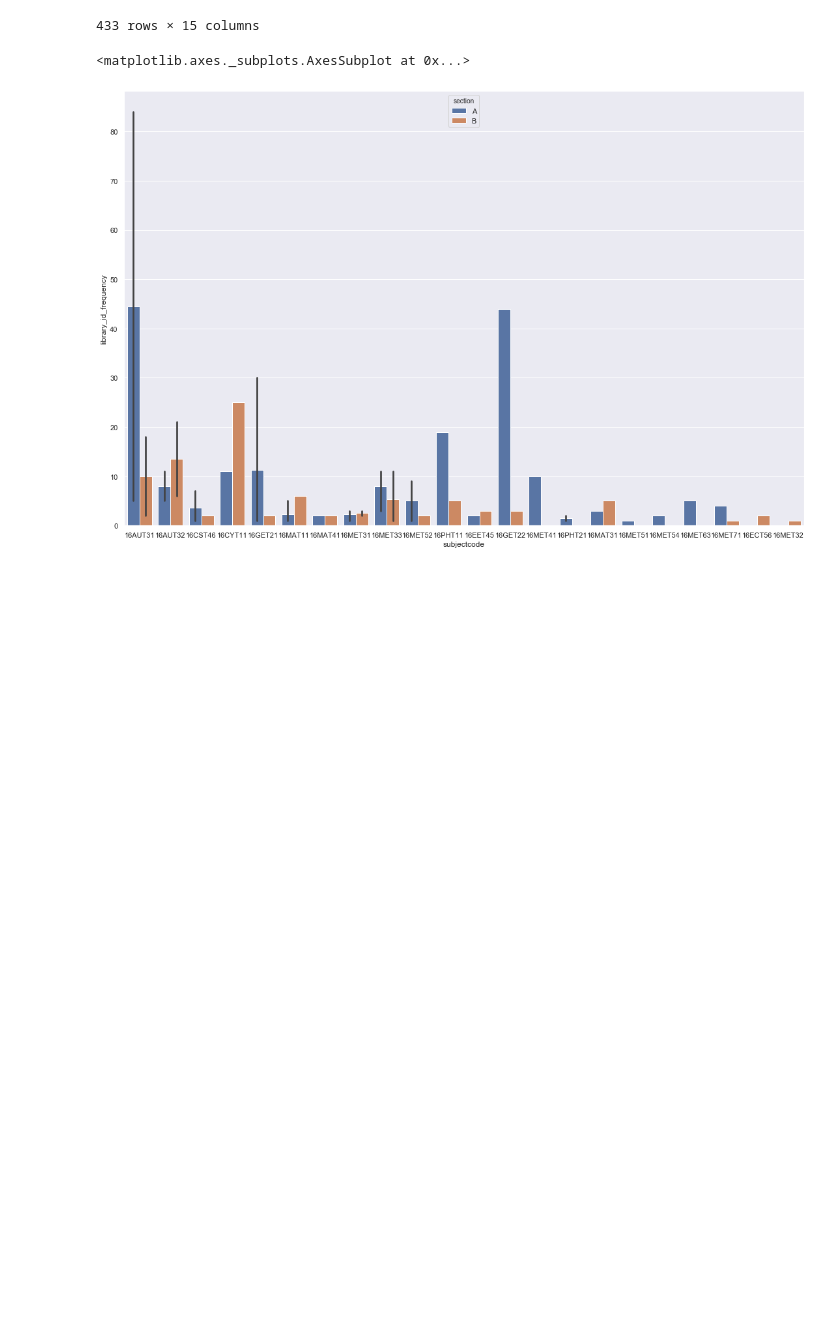
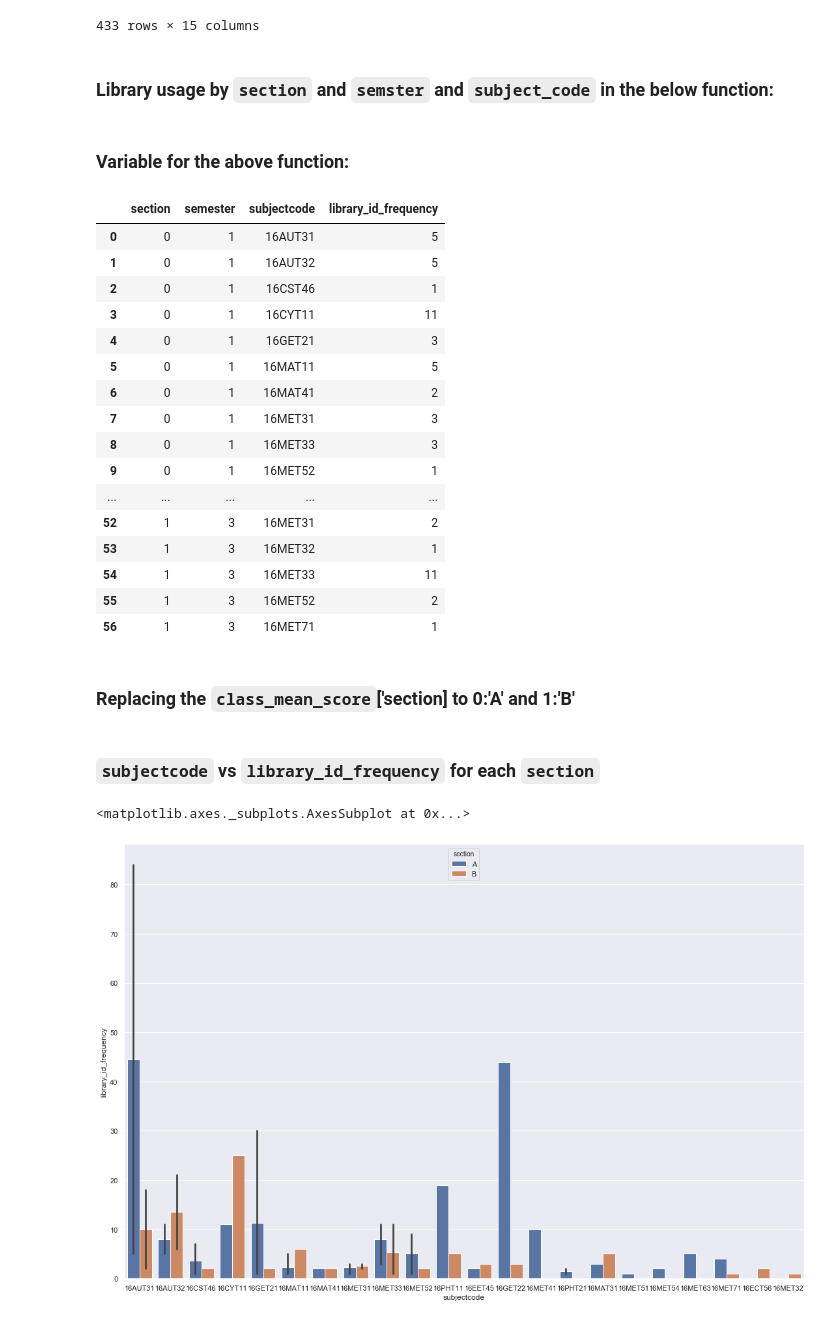
Before and after one commit to ShyamGurunath/Library_Project, a Jupyter notebook: docs/source/batch18.ipynb, the cells around one changed output. Saved outputs shown, nothing was run; the diff lists cells and outputs as text; code cells hidden in the pictures; blank space fills up the shorter version.

````diff
--- a/docs/source/batch18.ipynb
+++ b/docs/source/batch18.ipynb
@@ -140,4 +153,6 @@ new_lib
 | 431 | j8SWqd4P | B | ME | 18 | 0 | 38175 | MECHATRONICS | 2019-10-22 | 2019-11-05 | 2019-11-05 | ... |
 | 432 | j8SWqd4P | B | ME | 18 | 0 | 38177 | MECHATRONICS | 2019-11-09 | 2019-11-23 | 2019-11-14 | ... |
 433 rows × 15 columns
+# %% [markdown]
+### Library usage by ```section``` and ```semster``` and ```subject_code``` in the below function:
 # %%
@@ -153,2 +163,4 @@ def mean_score(lib_data,exam_data):
     return class_mean_per_sem_subject
+# %% [markdown]
+### Variable for the above function:
 # %%
@@ -156,6 +168,30 @@ class_mean_score = mean_score(lib_data=new_lib,exam_data=exam)
+# %%
+class_mean_score
+# %% [output]
+|  | section | semester | subjectcode | library_id_frequency |
+| 0 | 0 | 1 | 16AUT31 | 5 |
+| 1 | 0 | 1 | 16AUT32 | 5 |
+| 2 | 0 | 1 | 16CST46 | 1 |
+| 3 | 0 | 1 | 16CYT11 | 11 |
+| 4 | 0 | 1 | 16GET21 | 3 |
+| 5 | 0 | 1 | 16MAT11 | 5 |
+| 6 | 0 | 1 | 16MAT41 | 2 |
+| 7 | 0 | 1 | 16MET31 | 3 |
+| 8 | 0 | 1 | 16MET33 | 3 |
+| 9 | 0 | 1 | 16MET52 | 1 |
+| ... | ... | ... | ... | ... |
+| 52 | 1 | 3 | 16MET31 | 2 |
+| 53 | 1 | 3 | 16MET32 | 1 |
+| 54 | 1 | 3 | 16MET33 | 11 |
+| 55 | 1 | 3 | 16MET52 | 2 |
+| 56 | 1 | 3 | 16MET71 | 1 |
+# %% [markdown]
+### Replacing the ```class_mean_score```['section] to 0:'A' and 1:'B'
 # %%
 class_mean_score['section'].replace(to_replace=0,value='A',inplace=True)
 class_mean_score['section'].replace(to_replace=1,value='B',inplace=True)
+# %% [markdown]
+### ```subjectcode``` vs ```library_id_frequency``` for each ```section```
 # %%
 sns.barplot(class_mean_score['subjectcode'],class_mean_score['library_id_frequency'],hue='section',data=class_mean_score)
 # %% [output]
````
Also changed, not shown: parts of 15 cells of this notebook, 2 other files.
